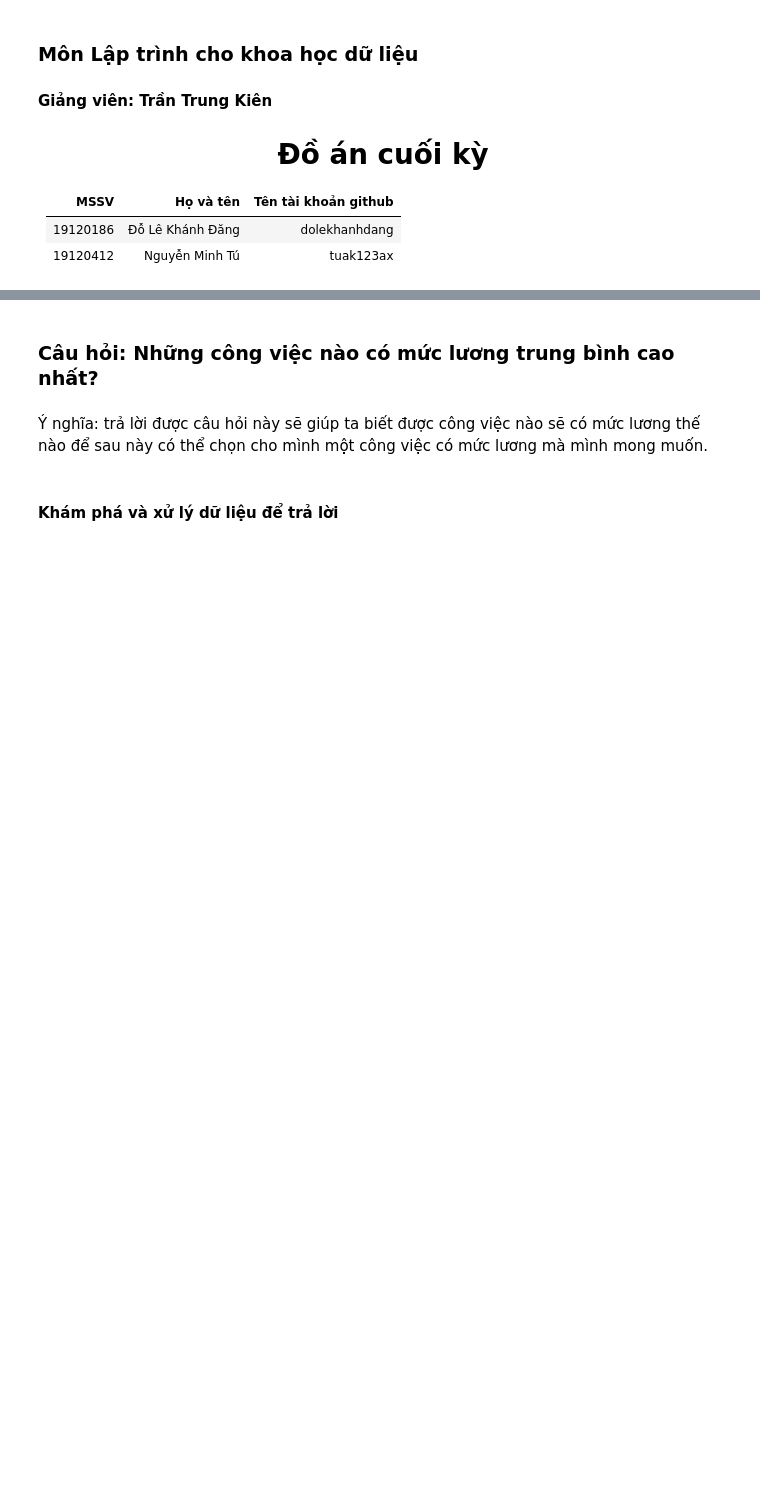
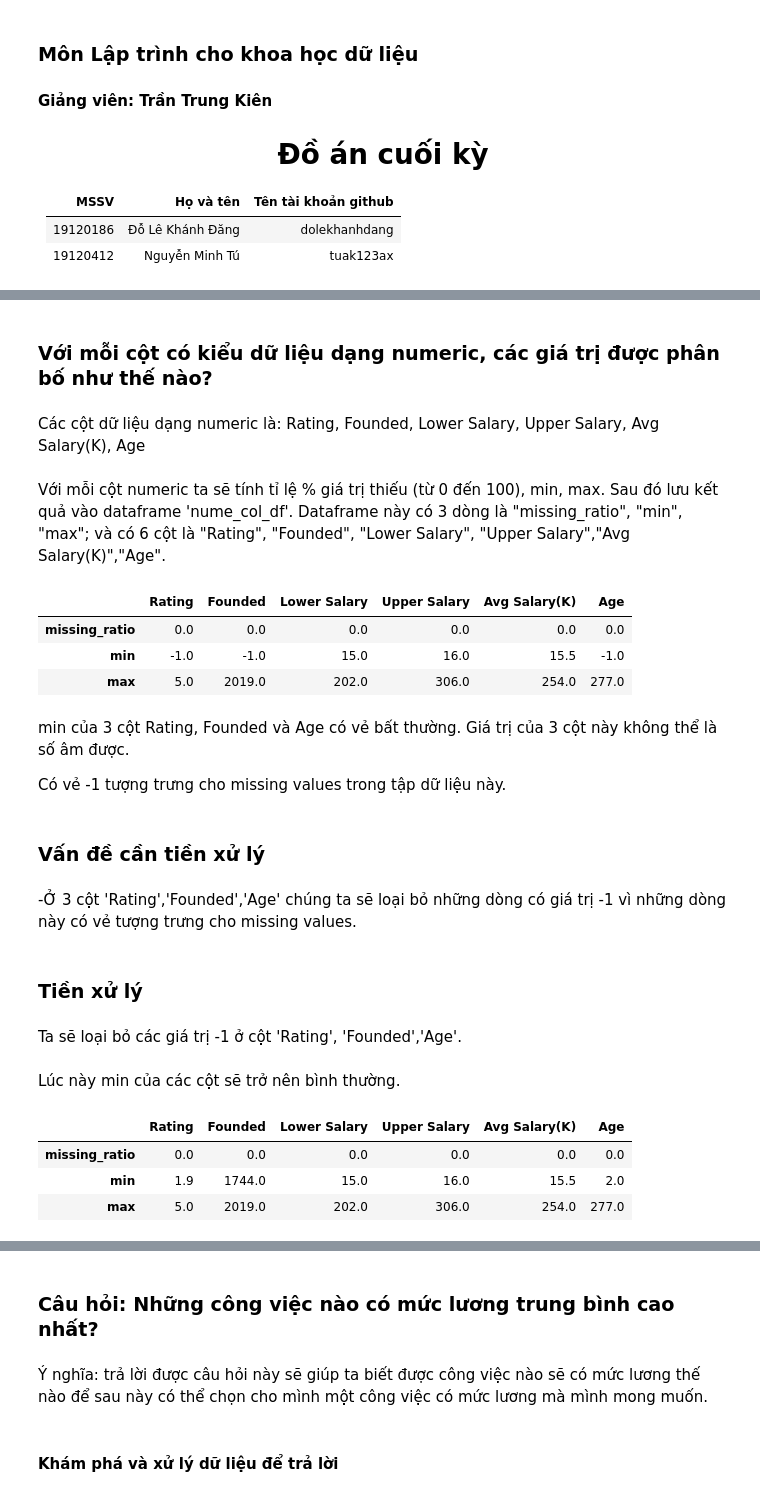
Before and after one commit to dolekhanhdang/-n-cu-i-k---LT-KHDL, a Jupyter notebook: Final Project.ipynb, the cells around one changed output, grey strips where cells are left out. Cells and saved outputs as stored; diff of their text form; code cells hidden in the pictures; blank space fills up the shorter version.

```diff
--- a/Final Project.ipynb
+++ b/Final Project.ipynb
@@ -286,0 +214,6 @@ Có vẻ không có vấn đề gì
+# %% [markdown]
+### Với mỗi cột có kiểu dữ liệu dạng numeric, các giá trị được phân bố như thế nào?
+# %% [markdown]
+Các cột dữ liệu dạng numeric là: Rating, Founded, Lower Salary, Upper Salary, Avg Salary(K), Age
+# %% [markdown]
+Với mỗi cột numeric ta sẽ tính tỉ lệ % giá trị thiếu (từ 0 đến 100), min, max. Sau đó lưu kết quả vào dataframe 'nume_col_df'. Dataframe này có 3 dòng là "missing_ratio", "min", "max"; và có 6 cột là "Rating", "Founded", "Lower Salary", "Upper Salary","Avg Salary(K)","Age".
@@ -286,0 +226,29 @@ Có vẻ không có vấn đề gì
+# %%
+cols=['Rating', 'Founded', 'Lower Salary', 'Upper Salary','Avg Salary(K)','Age']
+rows=['missing_ratio', 'min', 'max']
+nume_col_df=pd.DataFrame(index=rows,columns=cols)
+XuLy(salary_df,nume_col_df,'Rating')
+XuLy(salary_df,nume_col_df,'Founded')
+XuLy(salary_df,nume_col_df,'Lower Salary')
+XuLy(salary_df,nume_col_df,'Upper Salary')
+XuLy(salary_df,nume_col_df,'Avg Salary(K)')
+XuLy(salary_df,nume_col_df,'Age')
+# %%
+nume_col_df
+# %% [output]
+|  | Rating | Founded | Lower Salary | Upper Salary | Avg Salary(K) | Age |
+| missing_ratio | 0.0 | 0.0 | 0.0 | 0.0 | 0.0 | 0.0 |
+| min | -1.0 | -1.0 | 15.0 | 16.0 | 15.5 | -1.0 |
+| max | 5.0 | 2019.0 | 202.0 | 306.0 | 254.0 | 277.0 |
+# %% [markdown]
+min của 3 cột Rating, Founded và Age có vẻ bất thường. Giá trị của 3 cột này không thể là số âm được.
+
+Có vẻ -1 tượng trưng cho missing values trong tập dữ liệu này.
+# %% [markdown]
+### Vấn đề cần tiền xử lý
+# %% [markdown]
+-Ở 3 cột 'Rating','Founded','Age' chúng ta sẽ loại bỏ những dòng có giá trị -1 vì những dòng này có vẻ tượng trưng cho missing values.
+# %% [markdown]
+### Tiền xử lý
+# %% [markdown]
+Ta sẽ loại bỏ các giá trị -1 ở cột 'Rating', 'Founded','Age'.
@@ -286,0 +259,2 @@ Có vẻ không có vấn đề gì
+# %% [markdown]
+Lúc này min của các cột sẽ trở nên bình thường.
@@ -286,0 +271,7 @@ Có vẻ không có vấn đề gì
+# %%
+nume_col_df
+# %% [output]
+|  | Rating | Founded | Lower Salary | Upper Salary | Avg Salary(K) | Age |
+| missing_ratio | 0.0 | 0.0 | 0.0 | 0.0 | 0.0 | 0.0 |
+| min | 1.9 | 1744.0 | 15.0 | 16.0 | 15.5 | 2.0 |
+| max | 5.0 | 2019.0 | 202.0 | 306.0 | 254.0 | 277.0 |
```
Also changed, not shown: parts of 92 cells of this notebook.
